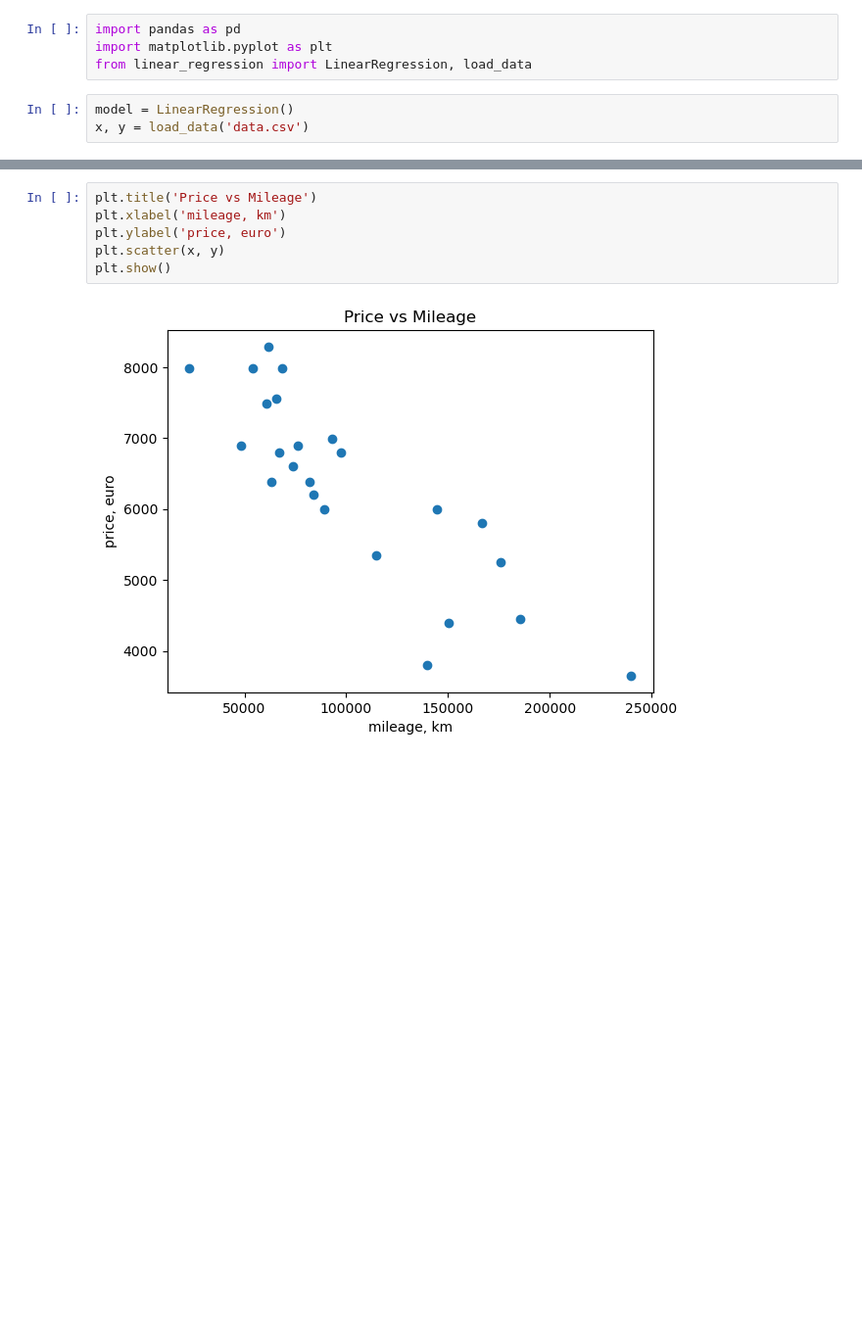
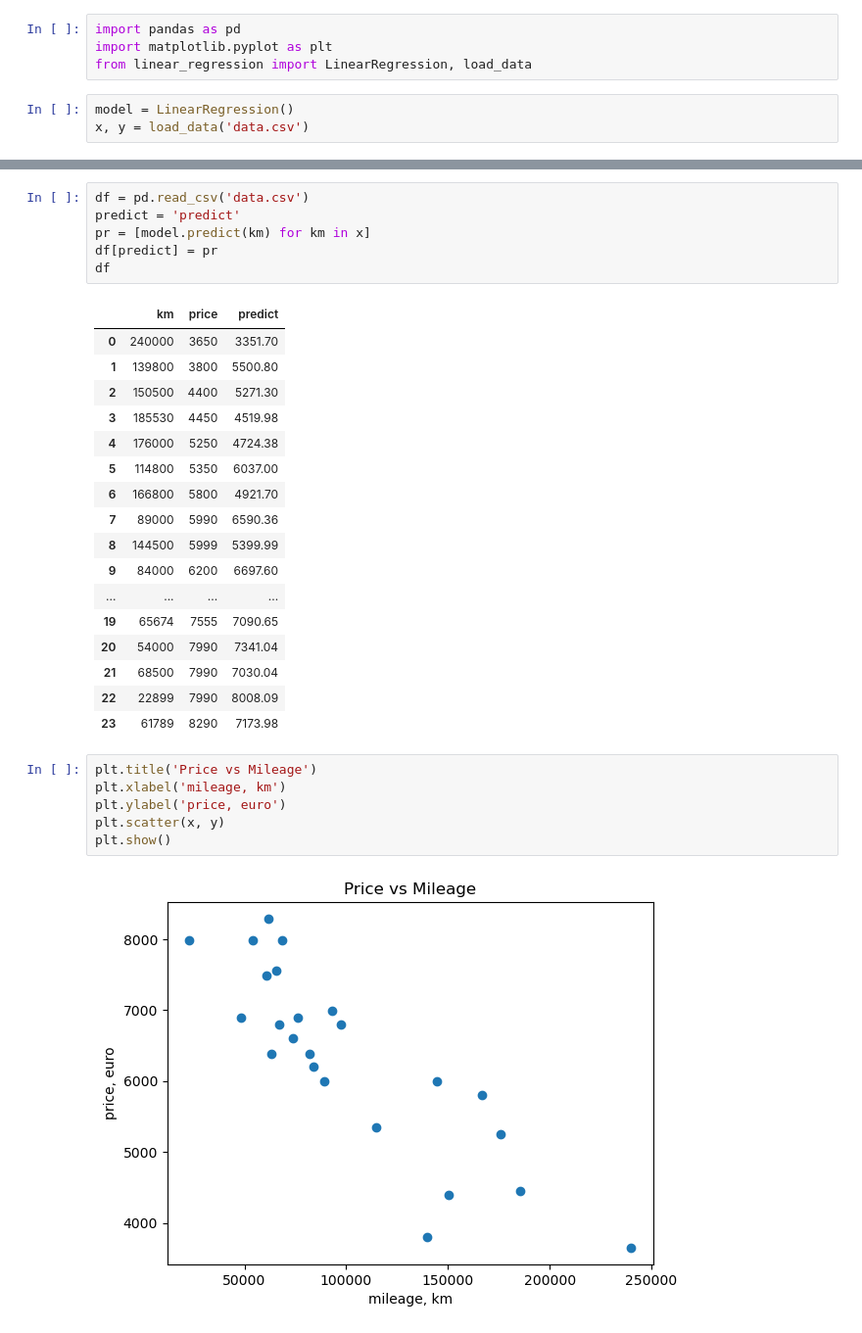
Before and after one commit to IrinaBolshagina/linear_regression, a Jupyter notebook: predict_price.ipynb, the cells around one changed output, grey strips where cells are left out. Shown at 98% size. Cells and saved outputs as stored; diff of their text form; blank space fills up the shorter version.

```diff
--- a/predict_price.ipynb
+++ b/predict_price.ipynb
@@ -12,3 +12,27 @@ print(model.train(x, y))
+# %%
+df = pd.read_csv('data.csv')
+predict = 'predict'
+pr = [model.predict(km) for km in x]
+df[predict] = pr
+df
+# %% [output]
+|  | km | price | predict |
+| 0 | 240000 | 3650 | 3351.70 |
+| 1 | 139800 | 3800 | 5500.80 |
+| 2 | 150500 | 4400 | 5271.30 |
+| 3 | 185530 | 4450 | 4519.98 |
+| 4 | 176000 | 5250 | 4724.38 |
+| 5 | 114800 | 5350 | 6037.00 |
+| 6 | 166800 | 5800 | 4921.70 |
+| 7 | 89000 | 5990 | 6590.36 |
+| 8 | 144500 | 5999 | 5399.99 |
+| 9 | 84000 | 6200 | 6697.60 |
+| ... | ... | ... | ... |
+| 19 | 65674 | 7555 | 7090.65 |
+| 20 | 54000 | 7990 | 7341.04 |
+| 21 | 68500 | 7990 | 7030.04 |
+| 22 | 22899 | 7990 | 8008.09 |
+| 23 | 61789 | 8290 | 7173.98 |
 # %%
 plt.title('Price vs Mileage')
 plt.xlabel('mileage, km')
```
Also changed, not shown: parts of 6 cells of this notebook, 2 other files.
